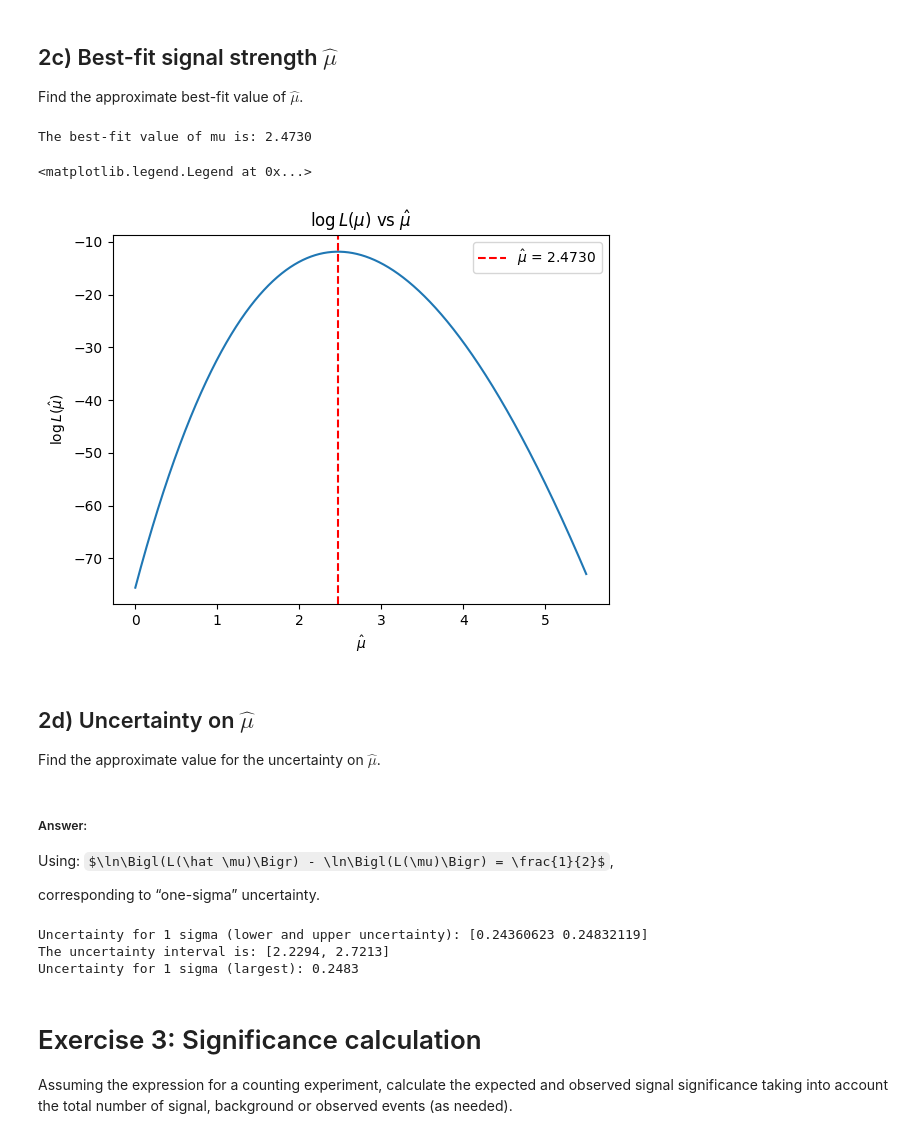
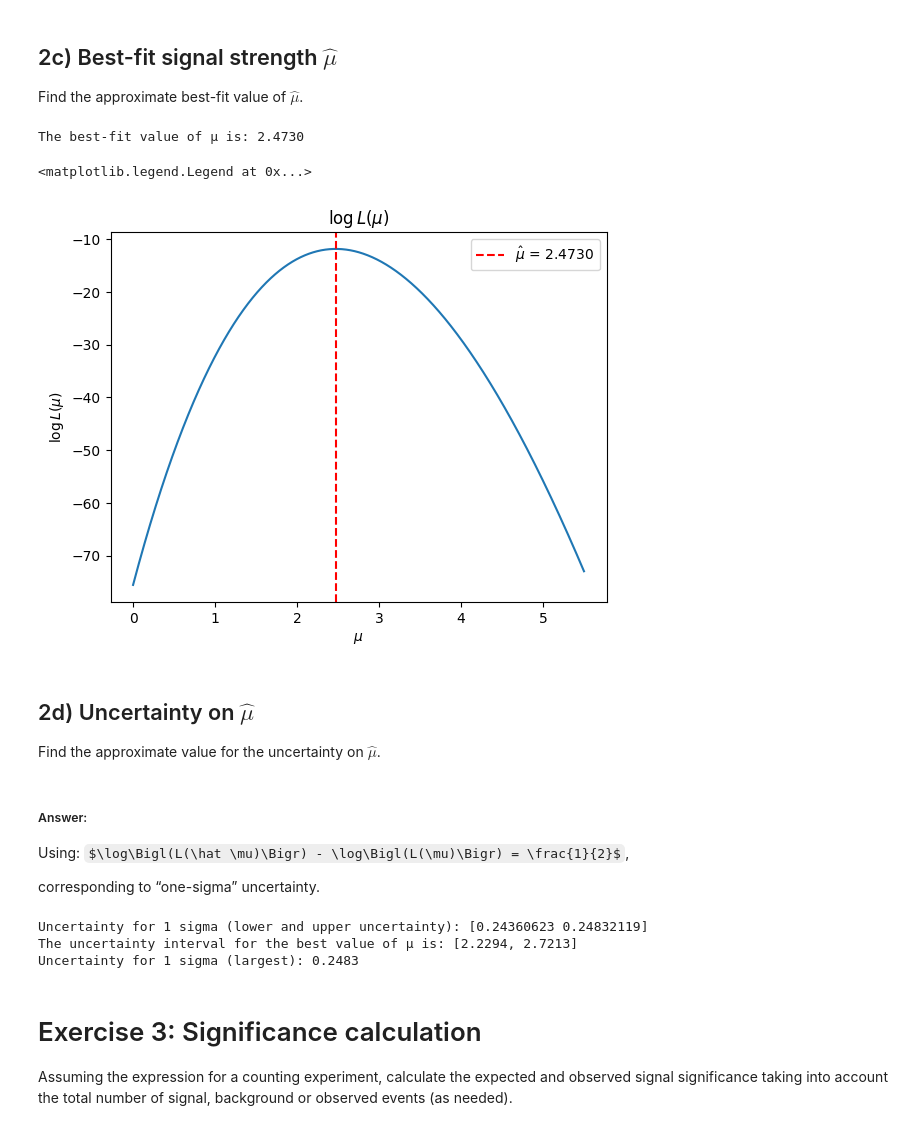
Before and after one commit to joaopedrobiu6/MASHEP_jbiu, a Jupyter notebook: hw1/ist1100335.ipynb, the cells around one changed output. Drawn from its saved outputs; the diff is of its cells as text; code cells hidden in the pictures; some formulas as TeX source.

```diff
--- a/hw1/ist1100335.ipynb
+++ b/hw1/ist1100335.ipynb
@@ -115,27 +115,27 @@ Find the approximate best-fit value of $\hat{\mu}$.
 # %%
 # Your answer
 mu_hat_index = np.argmax(log_likelihood_value)  # Find the index of the maximum value of the log likelihood
 mu_hat = mu[mu_hat_index]                       # Find the value of mu corresponding to the maximum value of the log likelihood
 
-print(f"The best-fit value of mu is: {mu_hat:.4f}")
+print(f"The best-fit value of μ is: {mu_hat:.4f}")
 
 plt.plot(mu, log_likelihood_value)
-plt.xlabel(rf'$\hat \mu$')
-plt.ylabel(rf'$\log L(\hat \mu)$')
-plt.title(rf'$\log L(\mu)$ vs $\hat \mu$')
+plt.xlabel(rf'$\mu$')
+plt.ylabel(rf'$\log L(\mu)$')
+plt.title(rf'$\log L(\mu)$')
 plt.axvline(x=mu_hat, color='r', linestyle='--', label=rf'$\hat \mu$ = {mu_hat:.4f}')
 plt.legend()
 # %% [output]
-The best-fit value of mu is: 2.4730
+The best-fit value of μ is: 2.4730
 <matplotlib.legend.Legend at 0x...>
-[figure, old version]
+[figure, new version]
 # %% [markdown]
 ## 2d) Uncertainty on $\hat{\mu}$
 
 Find the approximate value for the uncertainty on $\hat{\mu}$.
 # %% [markdown]
 ##### Answer:
-Using: $\ln\Bigl(L(\hat \mu)\Bigr) - \ln\Bigl(L(\mu)\Bigr) = \frac{1}{2}$,
+Using: $\log\Bigl(L(\hat \mu)\Bigr) - \log\Bigl(L(\mu)\Bigr) = \frac{1}{2}$,
 
 corresponding to “one-sigma” uncertainty.
 # %%
@@ -145,17 +145,17 @@ def uncertainty(log_likelihood_value, mu_hat_index, factor, tolerance):
     uncertainty = np.abs(-(mu[mu_hat_index] - mu[index]))
     return uncertainty
 
-# Calculate the uncertainty for 1 sigma, using a tolerance of 0.002 for the difference between the log likelihood and the factor
+# Calculate the uncertainty for 1 sigma, using a tolerance of 0.0015
 uncertainty_1sigma = uncertainty(log_likelihood_value, mu_hat_index, 0.5, 0.0015)
 print(f"Uncertainty for 1 sigma (lower and upper uncertainty): {uncertainty_1sigma}")
-print(f"The uncertainty interval is: [{mu_hat - uncertainty_1sigma[0]:.4f}, {mu_hat + uncertainty_1sigma[1]:.4f}]")
+print(f"The uncertainty interval for the best value of μ is: [{mu_hat - uncertainty_1sigma[0]:.4f}, {mu_hat + uncertainty_1sigma[1]:.4f}]")
 
 # Choosing the largest value of the uncertainty
 uncertainty_1sigma = np.max(uncertainty_1sigma)
 print(f"Uncertainty for 1 sigma (largest): {uncertainty_1sigma:.4f}")
 # %% [output]
 Uncertainty for 1 sigma (lower and upper uncertainty): [0.24360623 0.24832119]
-The uncertainty interval is: [2.2294, 2.7213]
+The uncertainty interval for the best value of μ is: [2.2294, 2.7213]
 Uncertainty for 1 sigma (largest): 0.2483
 # %% [markdown]
 # Exercise 3: Significance calculation
```
Also changed, not shown: parts of 3 cells of this notebook.
